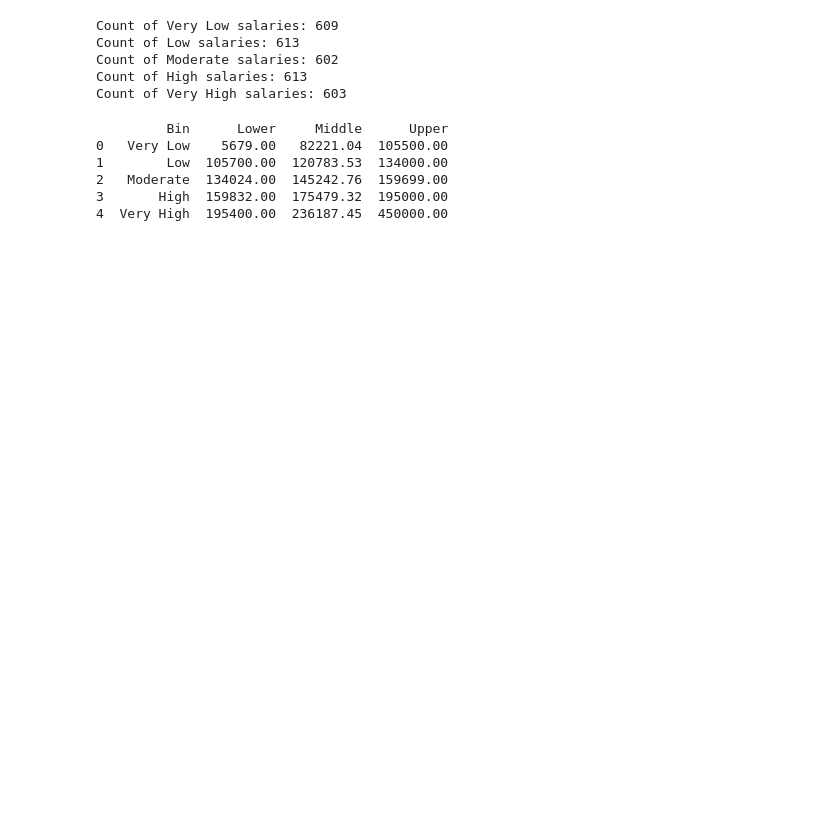
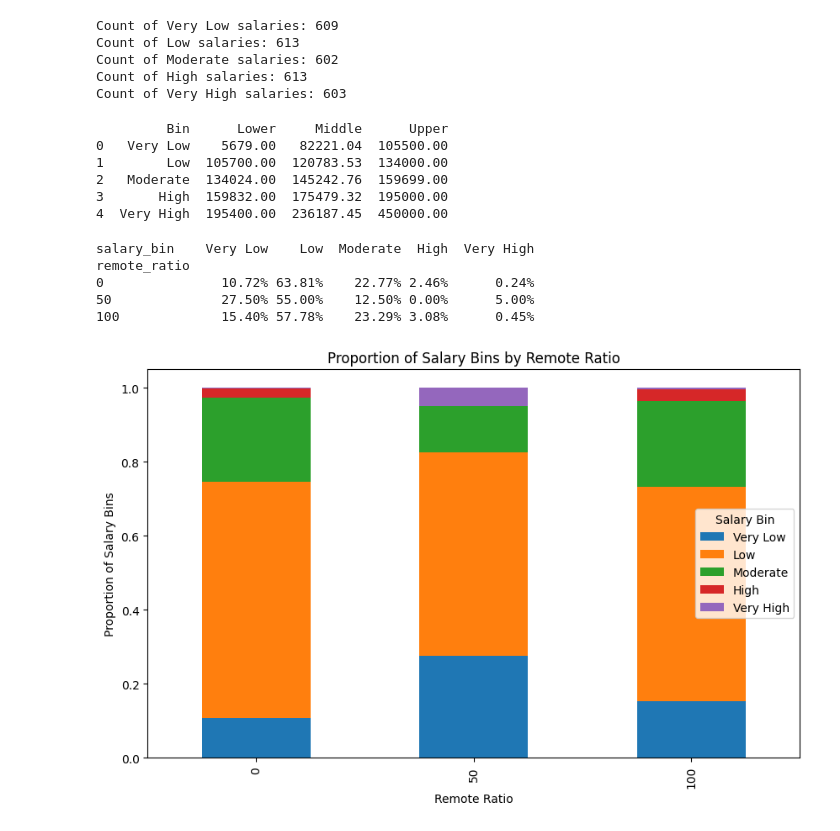
Before and after one commit to Brasprin/CSMODEL, a Jupyter notebook: CSMODEL_Project_S16_Group12.ipynb, the cells around one changed output. Drawn from its saved outputs; the diff is of its cells as text; code cells hidden in the pictures; blank space fills up the shorter version.

```diff
--- a/CSMODEL_Project_S16_Group12.ipynb
+++ b/CSMODEL_Project_S16_Group12.ipynb
@@ -602,3 +607,30 @@ print(bin_summary_df)
 2   Moderate  134024.00  145242.76  159699.00
 3       High  159832.00  175479.32  195000.00
 4  Very High  195400.00  236187.45  450000.00
+# %%
+salary_bins = pd.cut(ds_us_salary_clean['salary_in_usd'], bins=5, labels=['Very Low', 'Low', 'Moderate', 'High', 'Very High'])
+ds_us_salary_clean.loc[:, 'salary_bin'] = salary_bins
+
+# Counts of each salary bin for each remote ratio
+salary_bin_counts = ds_us_salary_clean.groupby(['remote_ratio', 'salary_bin'], observed=False).size().unstack(fill_value=0)
+
+# Proportions of each salary bin within each remote ratio
+salary_bin_proportions = salary_bin_counts.div(salary_bin_counts.sum(axis=1), axis=0)
+
+print(salary_bin_proportions.to_string(float_format='{:.2%}'.format))
+# %% [output]
+salary_bin    Very Low    Low  Moderate  High  Very High
+remote_ratio
+0               10.72% 63.81%    22.77% 2.46%      0.24%
+50              27.50% 55.00%    12.50% 0.00%      5.00%
+100             15.40% 57.78%    23.29% 3.08%      0.45%
+# %%
+salary_bin_proportions.plot(kind='bar', stacked=True, figsize=(10, 6))
+
+plt.xlabel('Remote Ratio')
+plt.ylabel('Proportion of Salary Bins')
+plt.title('Proportion of Salary Bins by Remote Ratio')
+plt.legend(title='Salary Bin')
+plt.show()
+# %% [output]
+[figure, added]
```
Also changed, not shown: parts of 5 cells of this notebook.
